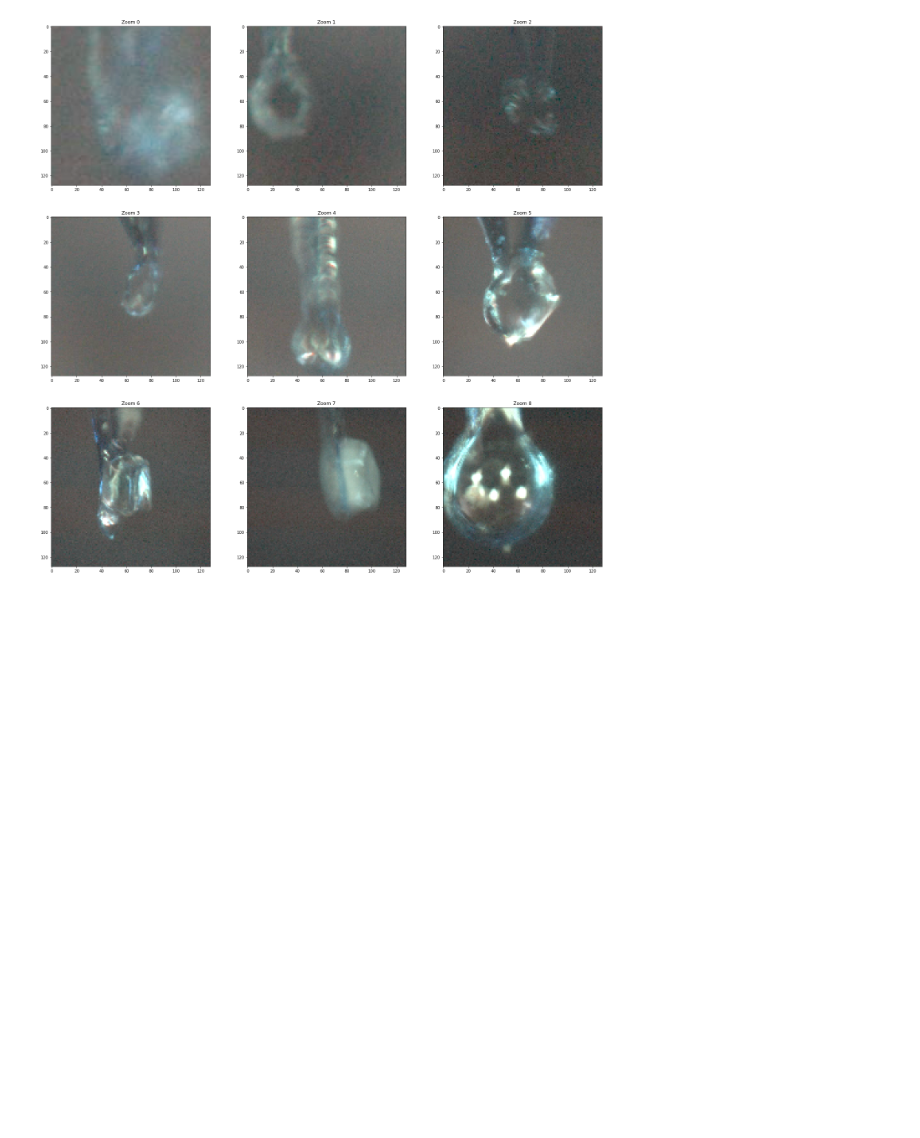
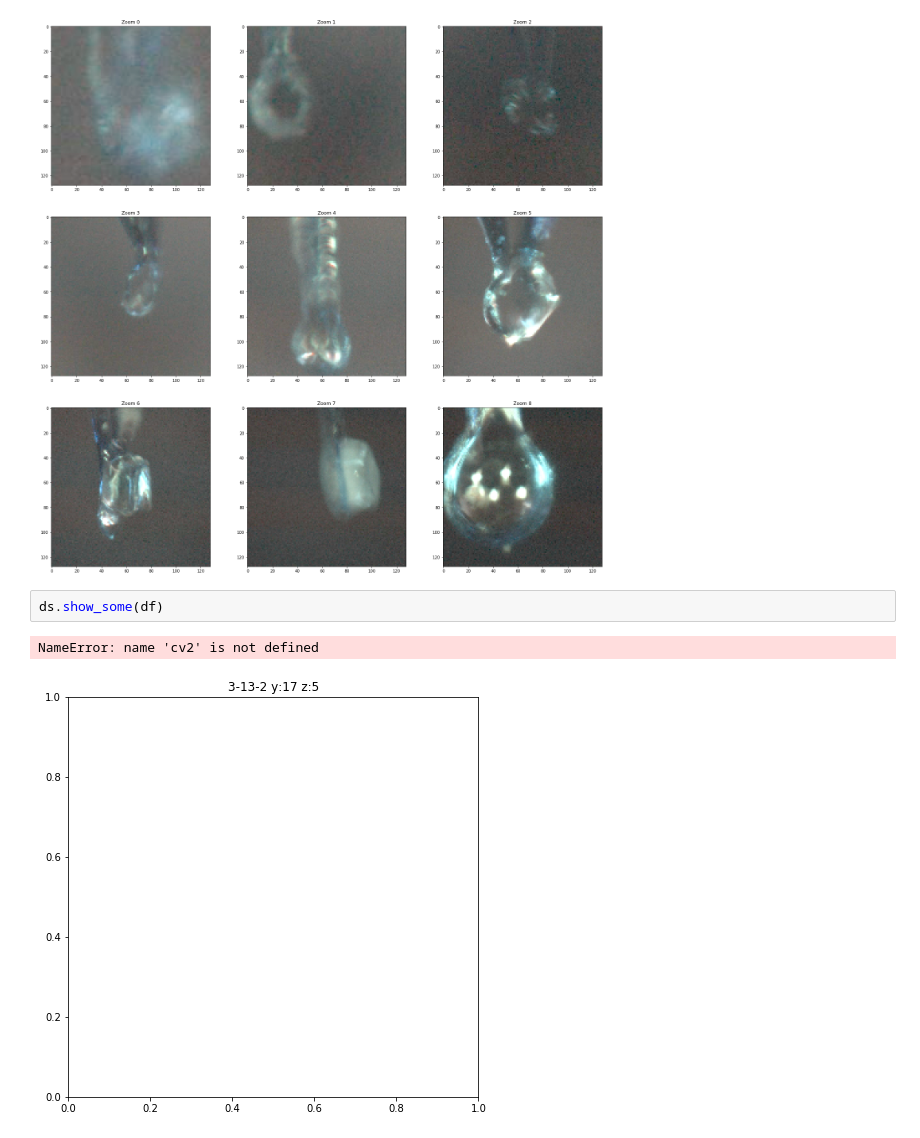
Before and after one commit to voidcase/pewpew, a Jupyter notebook: src/zoomies.ipynb, the cells around one changed output. Drawn from its saved outputs; the diff is of its cells as text; blank space fills up the shorter version.

```diff
--- a/src/zoomies.ipynb
+++ b/src/zoomies.ipynb
@@ -46,3 +46,8 @@ for i in range(9):
     plt.imshow(img)
 # %% [output]
 [figure]
+# %%
+ds.show_some(df)
+# %% [output]
+NameError: name 'cv2' is not defined
+[figure, added]
```
Also changed, not shown: parts of 1 cell of this notebook.
